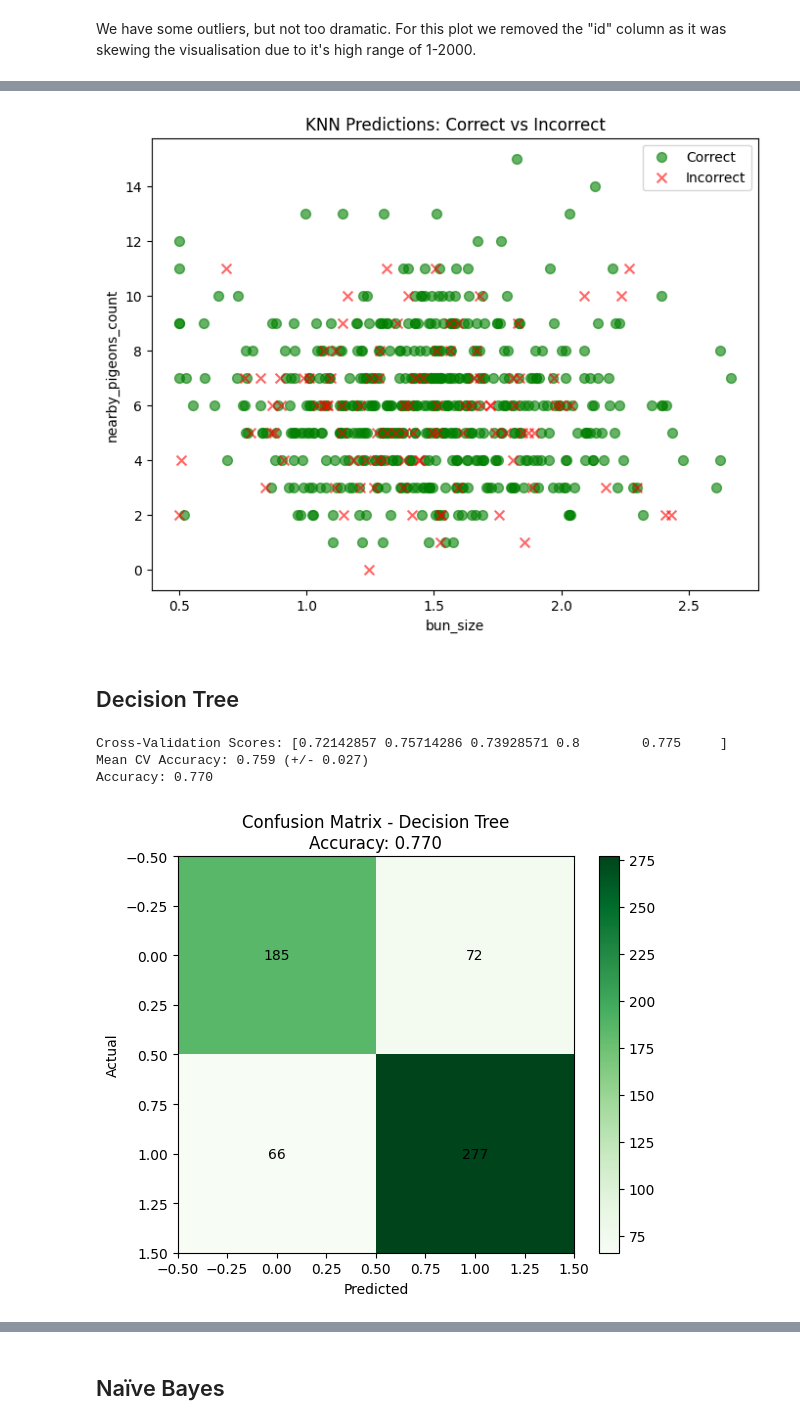
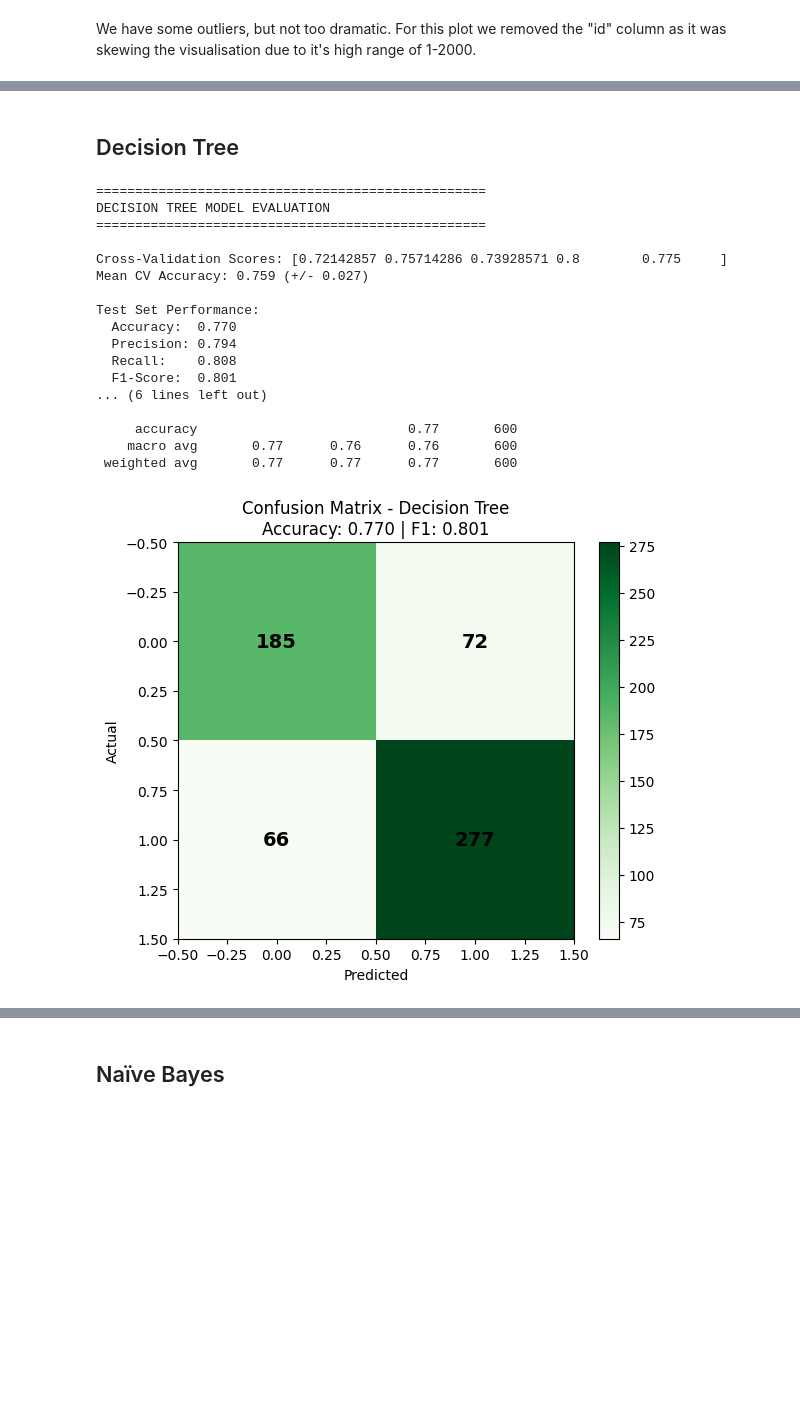
Before and after one commit to Lord-of-Waffles/WillPigeonEatBun, a Jupyter notebook: project.ipynb, the cells around one changed output, grey strips where cells are left out. Cells and saved outputs as stored; diff of their text form; code cells hidden in the pictures; blank space fills up the shorter version.

```diff
--- a/project.ipynb
+++ b/project.ipynb
@@ -149,62 +273,73 @@ Accuracy: 0.830
-# %%
-correct = y_test == y_pred
-
-feature1 = X_test.iloc[:, 0]
-feature2 = X_test.iloc[:, 1]
-
-plt.figure(figsize=(8, 6))
-plt.scatter(feature1[correct], feature2[correct],
-            alpha=0.6, label="Correct", color="green", s=50)
-plt.scatter(feature1[~correct], feature2[~correct],
-            alpha=0.6, label="Incorrect", color="red", s=50, marker='x')
-
-plt.xlabel(X_test.columns[0])
-plt.ylabel(X_test.columns[1])
-plt.title("KNN Predictions: Correct vs Incorrect")
-plt.legend()
-plt.show()
-# %% [output]
-[figure, removed]
 # %% [markdown]
 ## Decision Tree
 # %%
 X = pigeon_frame.drop(["will_eat_bun", "id"], axis=1)  # Drop both target and id
 y = pigeon_frame["will_eat_bun"]
 
-#shplit the data
+# Split the data
 X_train, X_test, y_train, y_test = train_test_split(X, y, test_size=0.3, random_state=42)
 
-model = DecisionTreeClassifier(max_depth=5, random_state=42)
+model_dt = DecisionTreeClassifier(max_depth=5, random_state=42)
 
 # Cross-validation on training data
-cv_scores = cross_val_score(model, X_train, y_train, cv=5)
-print(f"Cross-Validation Scores: {cv_scores}")
+cv_scores = cross_val_score(model_dt, X_train, y_train, cv=5)
+print("="*50)
+print("DECISION TREE MODEL EVALUATION")
+print("="*50)
+print(f"\nCross-Validation Scores: {cv_scores}")
 print(f"Mean CV Accuracy: {cv_scores.mean():.3f} (+/- {cv_scores.std():.3f})")
 
 # Train on full training set and test
-model.fit(X_train, y_train)
-y_pred = model.predict(X_test)
+model_dt.fit(X_train, y_train)
+y_pred_dt = model_dt.predict(X_test)
 
-accuracy = accuracy_score(y_test, y_pred)
-print(f"Accuracy: {accuracy:.3f}")
+# Calculate metrics
+accuracy_dt = accuracy_score(y_test, y_pred_dt)
+precision_dt = precision_score(y_test, y_pred_dt)
+recall_dt = recall_score(y_test, y_pred_dt)
+f1_dt = f1_score(y_test, y_pred_dt)
+
+print(f"\nTest Set Performance:")
+print(f"  Accuracy:  {accuracy_dt:.3f}")
+print(f"  Precision: {precision_dt:.3f}")
+print(f"  Recall:    {recall_dt:.3f}")
+print(f"  F1-Score:  {f1_dt:.3f}")
+
+# Classification report
+print("\nDetailed Classification Report:")
+print(classification_report(y_test, y_pred_dt, target_names=['Won\'t eat (0)', 'Will eat (1)']))
 
 # Create confusion matrix visualization
-cm = confusion_matrix(y_test, y_pred)
+cm = confusion_matrix(y_test, y_pred_dt)
 plt.figure(figsize=(6, 5))
 plt.imshow(cm, cmap='Greens', interpolation='nearest')
 plt.colorbar()
-plt.title(f'Confusion Matrix - Decision Tree\nAccuracy: {accuracy:.3f}')
+plt.title(f'Confusion Matrix - Decision Tree\nAccuracy: {accuracy_dt:.3f} | F1: {f1_dt:.3f}')
 plt.xlabel('Predicted')
 plt.ylabel('Actual')
 for i in range(cm.shape[0]):
     for j in range(cm.shape[1]):
-        plt.text(j, i, str(cm[i, j]), ha='center', va='center')
+        plt.text(j, i, str(cm[i, j]), ha='center', va='center', fontsize=14, fontweight='bold')
 plt.tight_layout()
 plt.show()
 # %% [output]
+==================================================
+DECISION TREE MODEL EVALUATION
+==================================================
+
 Cross-Validation Scores: [0.72142857 0.75714286 0.73928571 0.8        0.775     ]
 Mean CV Accuracy: 0.759 (+/- 0.027)
-Accuracy: 0.770
+
+Test Set Performance:
+  Accuracy:  0.770
+  Precision: 0.794
+  Recall:    0.808
+  F1-Score:  0.801
+... (6 lines left out)
+
+     accuracy                           0.77       600
+    macro avg       0.77      0.76      0.76       600
+ weighted avg       0.77      0.77      0.77       600
-[figure, old version]
+[figure, new version]
 # %%
 plt.figure(figsize=(20, 10))
```
Also changed, not shown: parts of 21 cells of this notebook, 1 other file.
